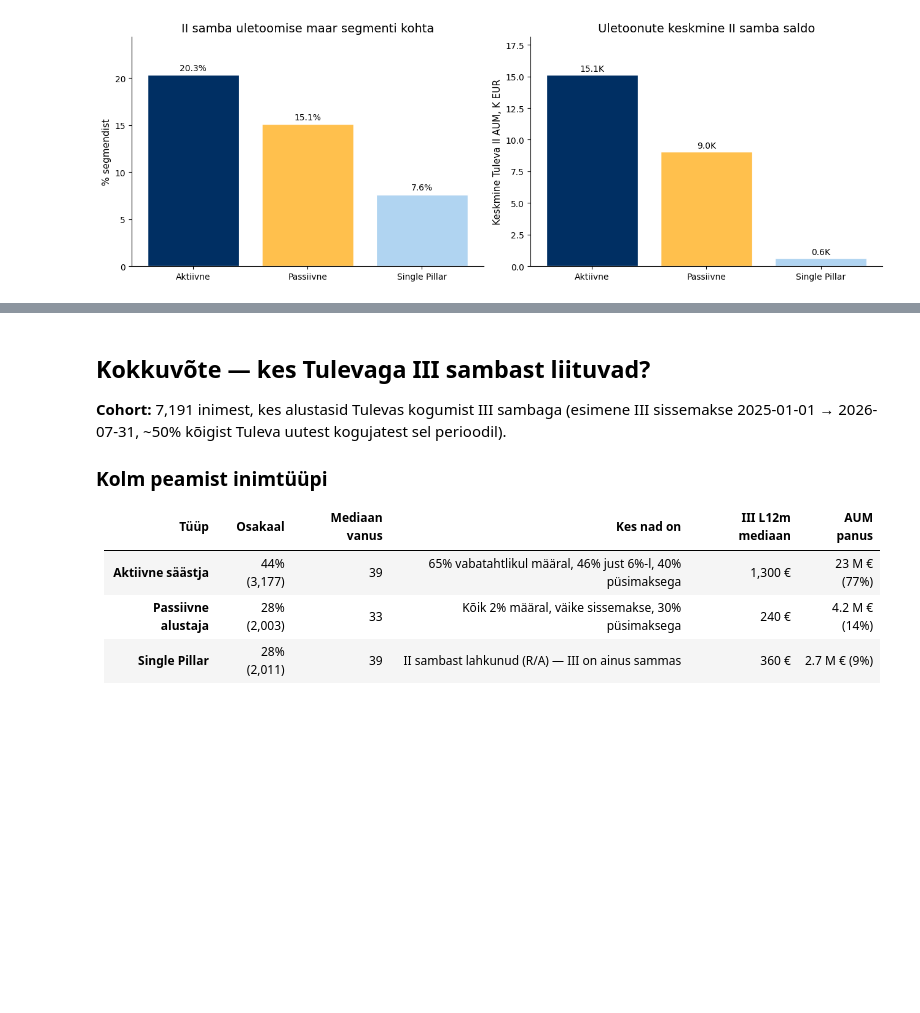
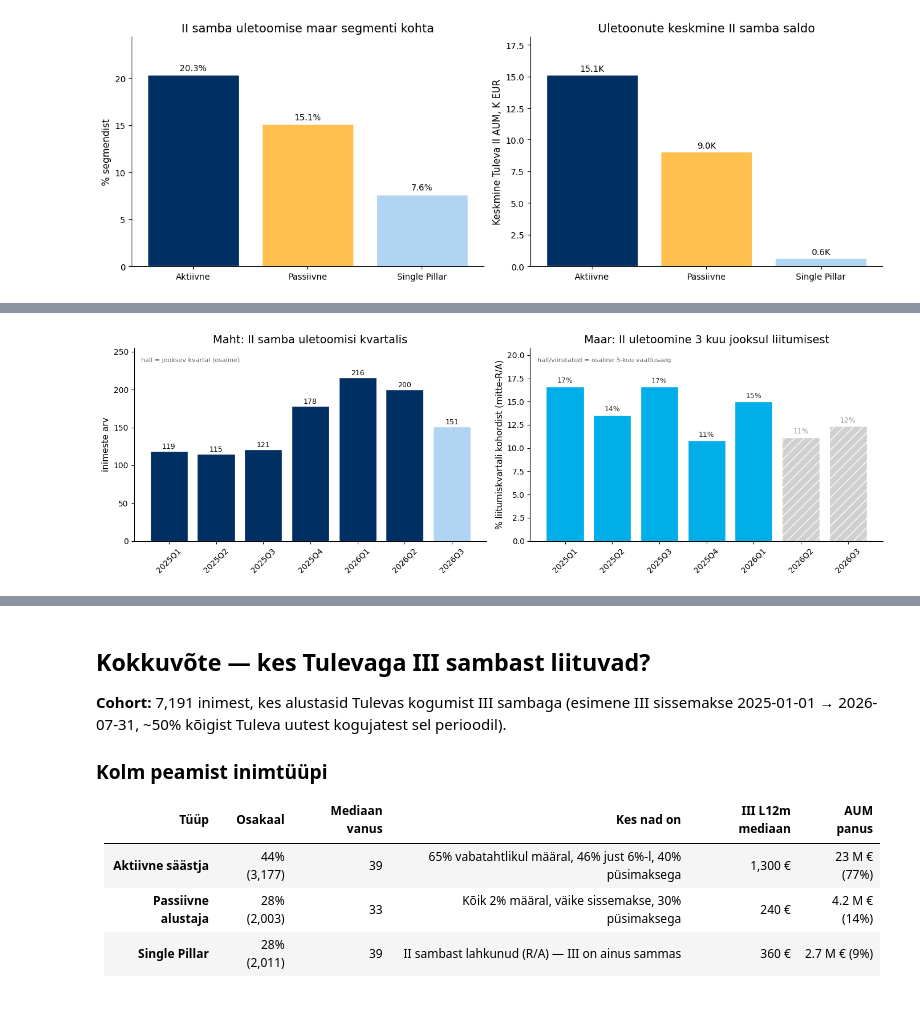
Before and after one commit to TulevaEE/reporting-engine, a Jupyter notebook: reports/adhoc/iii_pillar_new_savers_2025.ipynb, the cells around one changed output, grey strips where cells are left out. Cells and saved outputs as stored; diff of their text form; code cells hidden in the pictures; blank space fills up the shorter version.

```diff
--- a/reports/adhoc/iii_pillar_new_savers_2025.ipynb
+++ b/reports/adhoc/iii_pillar_new_savers_2025.ipynb
@@ -829,0 +839,77 @@ plt.show()
+# %%
+import matplotlib.ticker as mticker
+
+DATA_ASOF = pd.Timestamp('2026-08-01')  # II samba raporteering on saadaval kuni aug 2026
+
+tt = cohort_strict.copy()
+tt['brought_ii'] = tt['ii_first_in'].notna() & (tt['ii_first_in'] > tt['iii_min'])
+tt['lag_m']      = (tt['ii_first_in'] - tt['iii_min']).dt.days / 30.44
+tt['can_bring']  = ~tt['Early Withdrawal Status'].isin(['R', 'A'])
+tt['join_q']     = tt['iii_min'].dt.to_period('Q')
+
+conv = tt[tt['brought_ii']]
+print("=== II uletoomise ajastus (uletoojate seas) ===")
+for w in [1, 3, 6, 12]:
+    print(f"  {(conv['lag_m'] <= w).mean()*100:4.0f}% teeb seda {w:2d} kuu jooksul liitumisest")
+print(f"  mediaan viivitus: {conv['lag_m'].median():.1f} kuud")
+
+# A) Kalendriaja voog: II uletoomiste arv uletoomise kvartali kaupa
+flow = conv['ii_first_in'].dt.to_period('Q').value_counts().sort_index()
+flow_partial = pd.Period('2026Q3', 'Q')  # jooksev kvartal - ainult osaline (juuli-aug)
+
+# B) 3 kuu uletoomise maar liitumiskvartali kaupa (ainult struktuurselt voimalikud, mitte-R/A)
+able = tt[tt['can_bring']].copy()
+able['conv3'] = able['brought_ii'] & (able['lag_m'] <= 3)
+by_q = able.groupby('join_q', observed=True).agg(n=('brought_ii', 'size'), c3=('conv3', 'sum'))
+by_q['rate'] = by_q['c3'] / by_q['n'] * 100
+def full_window(q):
+    last_month = q.to_timestamp(how='end').normalize().replace(day=1)
+    return (last_month + pd.offsets.MonthBegin(3)) <= DATA_ASOF
+by_q['full'] = [full_window(q) for q in by_q.index]
+
+print("\n=== 3 kuu uletoomise maar liitumiskvartali kaupa (mitte-R/A) ===")
+for q, r in by_q.iterrows():
+    tag = '' if r['full'] else '  (osaline vaatlusaeg)'
+    print(f"  {q}:  {int(r['c3']):>3}/{int(r['n']):>4}  = {r['rate']:.1f}%{tag}")
+print(f"\nKokku uletoonud (kogu aken): {int(tt['brought_ii'].sum()):,} inimest "
+      f"({tt['brought_ii'].sum()/len(tt)*100:.0f}% cohort'ist, "
+      f"{tt['brought_ii'].sum()/tt['can_bring'].sum()*100:.0f}% mitte-R/A-dest)")
+
+fig, axes = plt.subplots(1, 2, figsize=(14, 4.5))
+
+# --- Vasak: maht (voog) ---
+ax = axes[0]
+qs = list(flow.index)
+vals = flow.values
+colors = ['#B0D4F1' if q == flow_partial else TULEVA_NAVY for q in qs]
+bars = ax.bar([str(q) for q in qs], vals, color=colors, edgecolor='white')
+for b, v in zip(bars, vals):
+    ax.text(b.get_x()+b.get_width()/2, v+3, f'{v:,}', ha='center', fontsize=9)
+ax.set_title('Maht: II samba uletoomisi kvartalis')
+ax.set_ylabel('inimeste arv')
+ax.set_ylim(0, max(vals)*1.18)
+ax.tick_params(axis='x', rotation=45)
+ax.text(0.02, 0.95, 'hall = jooksev kvartal (osaline)', transform=ax.transAxes,
+        fontsize=8, va='top', color='#666')
+
+# --- Parem: maar (3 kuu, liitumiskvartali kaupa) ---
+ax = axes[1]
+qs2 = list(by_q.index)
+rates = by_q['rate'].values
+colors2 = [TULEVA_BLUE if fl else '#D0D0D0' for fl in by_q['full']]
+bars = ax.bar([str(q) for q in qs2], rates, color=colors2, edgecolor='white')
+for b, fl in zip(bars, by_q['full']):
+    if not fl: b.set_hatch('//')
+for b, v, fl in zip(bars, rates, by_q['full']):
+    ax.text(b.get_x()+b.get_width()/2, v+0.4, f'{v:.0f}%', ha='center', fontsize=9,
+            color='#333' if fl else '#999')
+ax.set_title('Maar: II uletoomine 3 kuu jooksul liitumisest')
+ax.set_ylabel('% liitumiskvartali kohordist (mitte-R/A)')
+ax.set_ylim(0, max(rates)*1.25)
+ax.tick_params(axis='x', rotation=45)
+ax.text(0.02, 0.95, 'hall/viirutatud = osaline 3-kuu vaatlusaeg', transform=ax.transAxes,
+        fontsize=8, va='top', color='#666')
+
+plt.tight_layout()
+plt.show()
+# %% [output]
@@ -829,0 +933 @@ plt.show()
+[figure, added]
```
Also changed, not shown: parts of 3 cells of this notebook, 3 other files.
